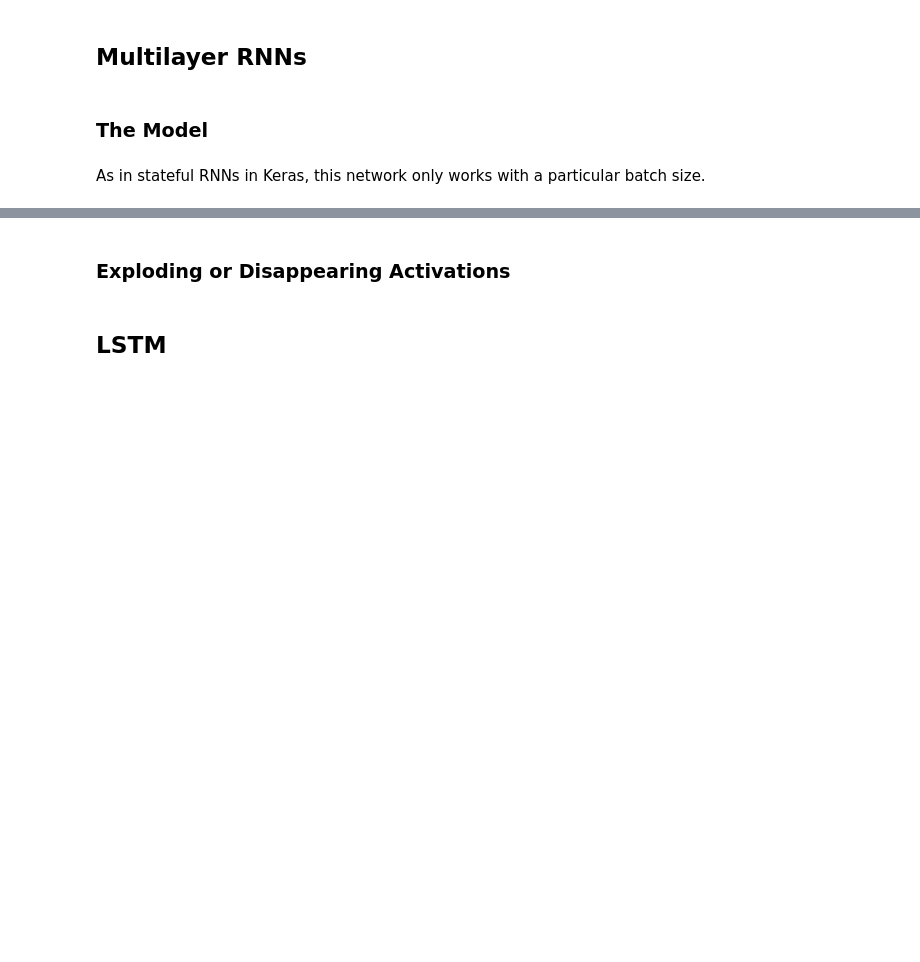
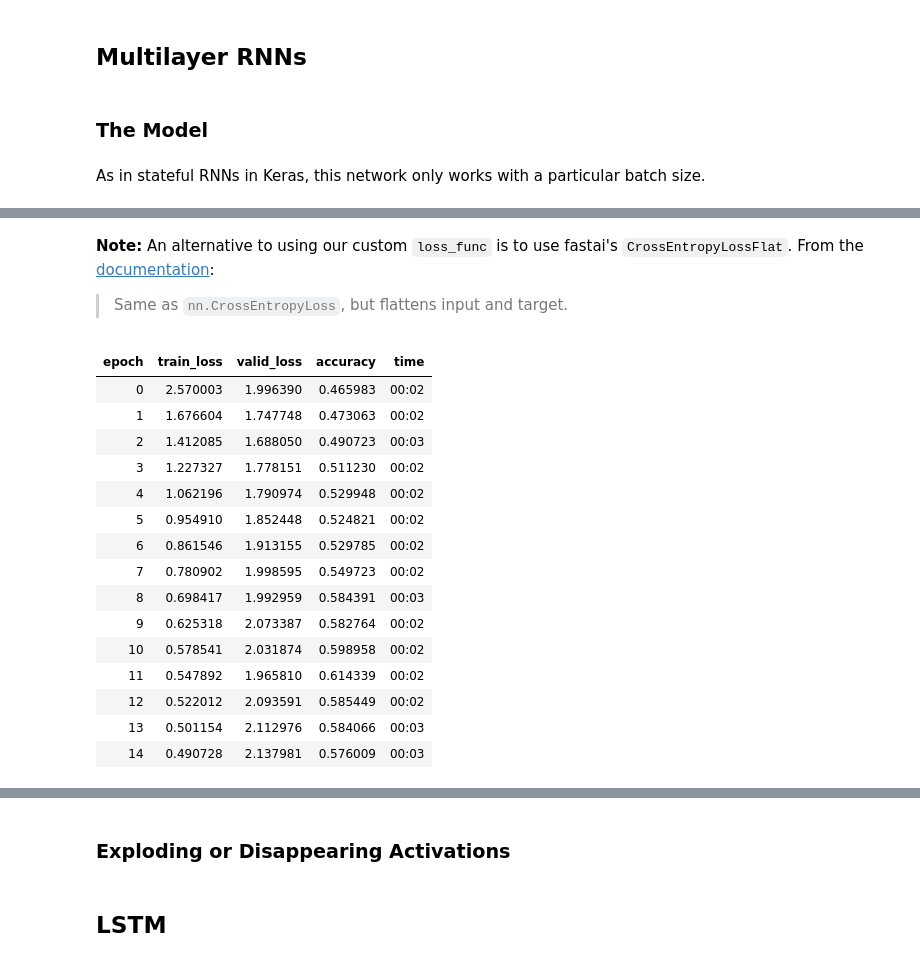
Before and after one commit to sambitmukherjee/fastbook, a Jupyter notebook: clean/12_nlp_dive.ipynb, the cells around one changed output, grey strips where cells are left out. Saved outputs shown, nothing was run; the diff lists cells and outputs as text; code cells hidden in the pictures; blank space fills up the shorter version.

```diff
--- a/clean/12_nlp_dive.ipynb
+++ b/clean/12_nlp_dive.ipynb
@@ -1066,5 +1104,24 @@ As in stateful RNNs in Keras, this network only works with a particular batch si
+# %% [markdown]
+**Note:** An alternative to using our custom `loss_func` is to use fastai's `CrossEntropyLossFlat`. From the <a href="https://docs.fast.ai/losses.html#crossentropylossflat" target="_blank">documentation</a>:
+
+> Same as `nn.CrossEntropyLoss`, but flattens input and target.
 # %%
-learn = Learner(dls, LMModel5(len(vocab), 64, 2),
-                loss_func=CrossEntropyLossFlat(),
-                metrics=accuracy, cbs=ModelResetter)
+learn = Learner(dls, LMModel5(len(vocab), 64, 2), loss_func=CrossEntropyLossFlat(), metrics=accuracy, cbs=ModelResetter)
 learn.fit_one_cycle(15, 3e-3)
+# %% [output]
+| epoch | train_loss | valid_loss | accuracy | time |
+| 0 | 2.570003 | 1.996390 | 0.465983 | 00:02 |
+| 1 | 1.676604 | 1.747748 | 0.473063 | 00:02 |
+| 2 | 1.412085 | 1.688050 | 0.490723 | 00:03 |
+| 3 | 1.227327 | 1.778151 | 0.511230 | 00:02 |
+| 4 | 1.062196 | 1.790974 | 0.529948 | 00:02 |
+| 5 | 0.954910 | 1.852448 | 0.524821 | 00:02 |
+| 6 | 0.861546 | 1.913155 | 0.529785 | 00:02 |
+| 7 | 0.780902 | 1.998595 | 0.549723 | 00:02 |
+| 8 | 0.698417 | 1.992959 | 0.584391 | 00:03 |
+| 9 | 0.625318 | 2.073387 | 0.582764 | 00:02 |
+| 10 | 0.578541 | 2.031874 | 0.598958 | 00:02 |
+| 11 | 0.547892 | 1.965810 | 0.614339 | 00:02 |
+| 12 | 0.522012 | 2.093591 | 0.585449 | 00:02 |
+| 13 | 0.501154 | 2.112976 | 0.584066 | 00:03 |
+| 14 | 0.490728 | 2.137981 | 0.576009 | 00:03 |
```
Also changed, not shown: parts of 26 cells of this notebook.
